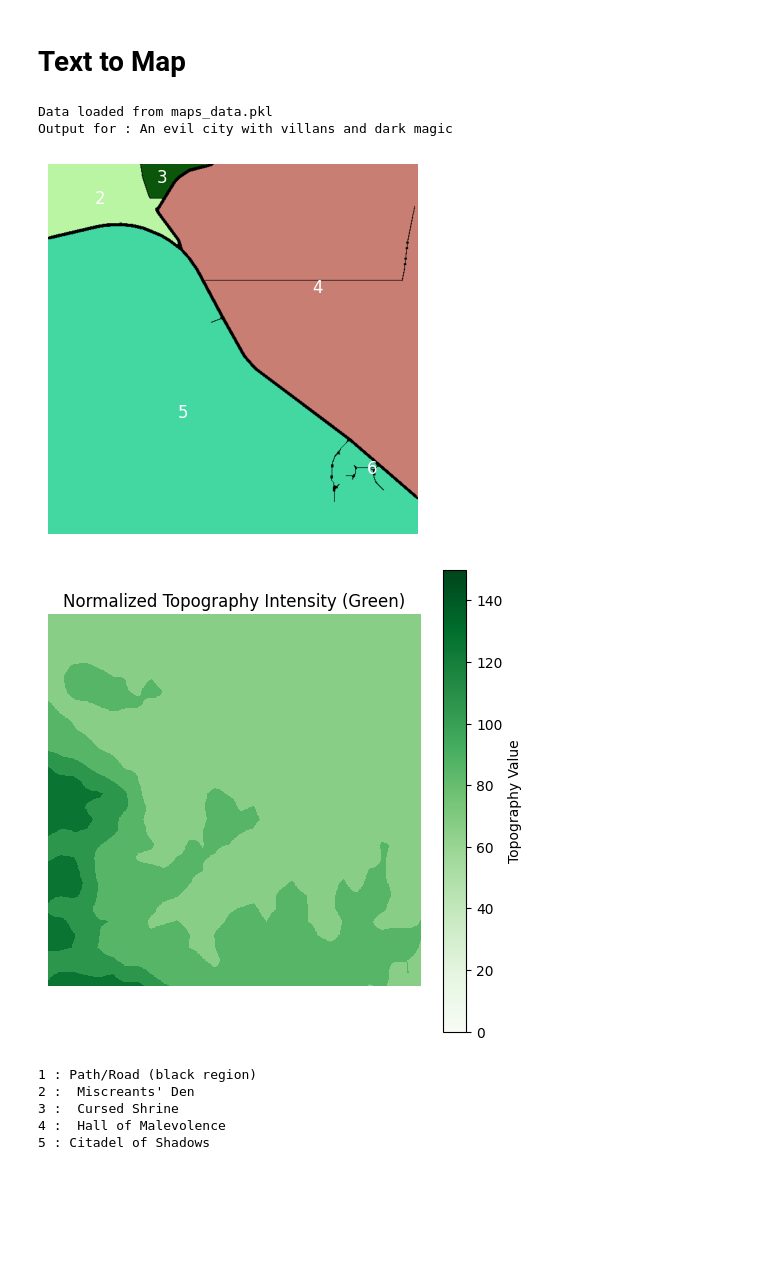
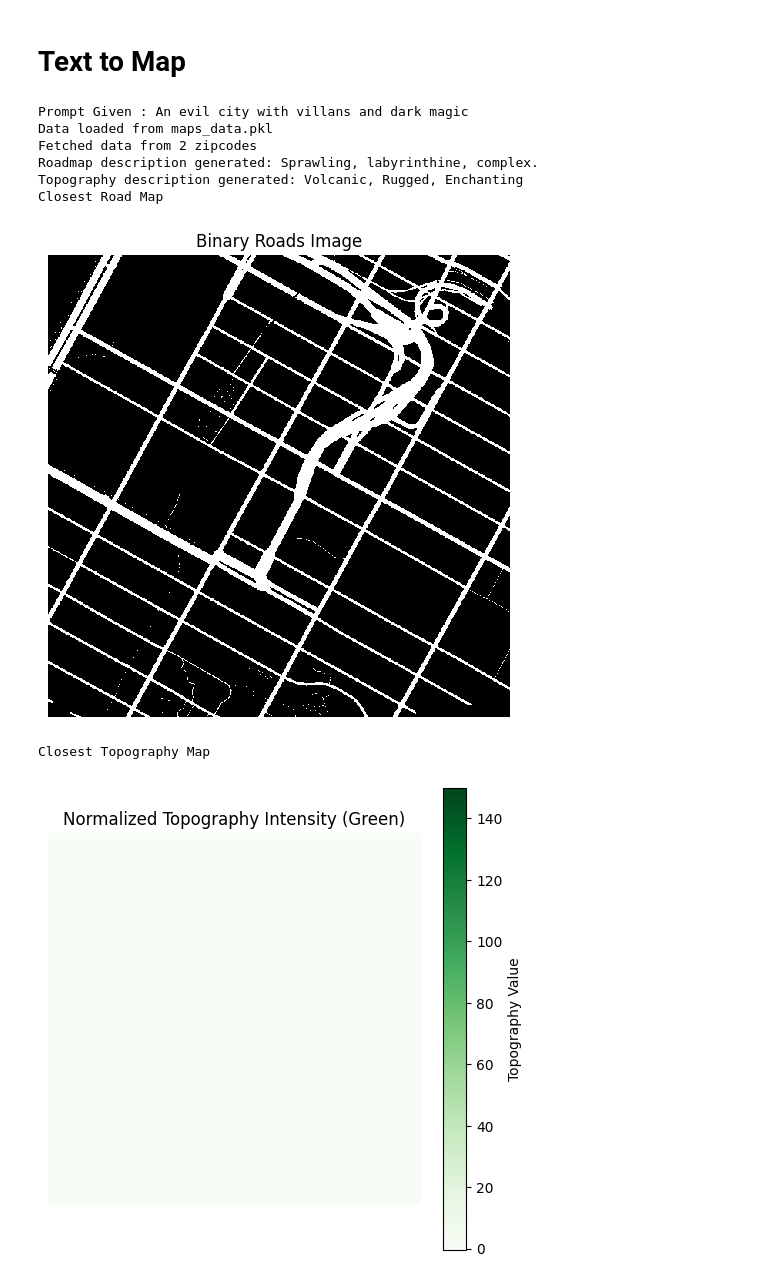
Before and after one commit to partharora1105/Text-To-World-Map, a Jupyter notebook: src/main.ipynb, the cells around one changed output. Cells and saved outputs as stored; diff of their text form; code cells hidden in the pictures; blank space fills up the shorter version.

```diff
--- a/src/main.ipynb
+++ b/src/main.ipynb
@@ -525,24 +495,22 @@ def find_closest_combo(maps_data, road_text, topography_text):
     closest_place = None
     highest_similarity = -1
 
-    # Step 2: Iterate through each map in maps_data
-    for map_item in maps_data:
+    for _, map_item in maps_data.items():
         road_sim = cosine_similarity(road_embedding, map_item['road_embedding'])
         topography_sim = cosine_similarity(topography_embedding,  map_item['topography_embedding'])
 
         combined_similarity = road_sim + topography_sim
-
-        # Step 4: Update closest_combo if a better match is found
         if combined_similarity > highest_similarity:
             highest_similarity = combined_similarity
             closest_place = map_item
 
     roads = closest_place['roads']
     if not closest_place['topography'] or len(closest_place['topography']) != len(roads):
-        topography_base = generate_topography_array(closest_place['og_land_info'])
+        topography_base = generate_topography_array(closest_place['bounding_box'])
         topography =  interpolate_topography_array(topography_base)
     return (roads, topography)
+
+# # Testing
+# r, t = find_closest_combo(maps_data, "busy city highrise", "flat land city")
+# show_image_from_road_array(r)
+# show_topography_from_array(t)
-# %%
-r, t = find_closest_combo(maps_data, "busy city highrise", "flat land city")
-show_image_from_road_array(r)
-show_topography_from_array(t)
@@ -703,24 +631,13 @@ def clean_roadmap(matrix):
     return connected_cluster
 # %%
 def generate_labeled_image(matrix, cluster_colors, cluster_centers):
-    """Generate an image where clusters are colored and labeled with numbers."""
-    # Initialize an RGB image to hold the colored clusters
     labeled_image = np.zeros((matrix.shape[0], matrix.shape[1], 3), dtype=np.uint8)
-
-    # Paint black for pixels with value 1
     labeled_image[matrix == 1] = [0, 0, 0]
-
-    # Assign colors to the corresponding clusters
     for cluster_label, color in cluster_colors.items():
         labeled_image[matrix == cluster_label] = color
-
-    # Plot the cluster numbers at their centroids
     plt.imshow(labeled_image)
-
-    # Overlay cluster labels at the centers of each cluster
     for label_num, center in cluster_centers.items():
         plt.text(center[1], center[0], str(label_num), color='white', fontsize=12, ha='center', va='center')
-
     plt.axis('off')
     plt.show()
 # %%
@@ -798,19 +735,7 @@ def create_cluster_percentage_strings(cluster_percentages):
     output = output[:-2]
     return output
 
-def get_buildings_from_gpt(world_prompt, cluster_percentage_strings):
-    prompt = f"""
-        You have to create a 3d world from text. Here's the text - {world_prompt}. I want you to identify buildings/areas I should
-        place in this 3d world. I have to create {len(cluster_percentage_strings.split(","))} such buildings. Here's a list of
-        percent of area each will take : {cluster_percentage_strings}. Return a comma seperated list of buildings I should have here
-        in the same order. Dont return anything else just a string of comma seperated buildings
-    """
-    return ask_gpt(prompt)
-
 def create_cluster_list(prompt, cluster_sizes, cluster_centers, cluster_percentages, cluster_colors, total_pixels):
-    """Create a list of clusters, sorted by percentage in descending order."""
-
-
     cluster_percentage_strings = create_cluster_percentage_strings(cluster_percentages)
     buildings_str = get_buildings_from_gpt(prompt, cluster_percentage_strings)
     descriptions = buildings_str.split(",")
@@ -835,7 +760,6 @@ def create_cluster_list(prompt, cluster_sizes, cluster_centers, cluster_percenta
 
         cluster_list.append(cluster_dict)
 
-    # Sort the list by percentage in descending order
     cluster_list.sort(key=lambda x: x['percentage'], reverse=True)
 
     final_cluster_list = []
@@ -917,14 +831,14 @@ def text_to_map(prompt,
 
     return map, location_info, elevation_map
 # %%
-map, location_info, elevation_map = text_to_map("An evil city with villans and dark magic", False)
+map, location_info, elevation_map = text_to_map("An evil city with villans and dark magic", True)
 # %% [output]
+Prompt Given : An evil city with villans and dark magic
 Data loaded from maps_data.pkl
-Output for : An evil city with villans and dark magic
+Fetched data from 2 zipcodes
+Roadmap description generated: Sprawling, labyrinthine, complex.
+Topography description generated: Volcanic, Rugged, Enchanting
+Closest Road Map
-[figure, old version]
+[figure, new version]
+Closest Topography Map
-[figure, old version]
+[figure, new version]
-1 : Path/Road (black region)
-2 :  Miscreants' Den
-3 :  Cursed Shrine
-4 :  Hall of Malevolence
-5 : Citadel of Shadows
```
Also changed, not shown: parts of 17 cells of this notebook.
